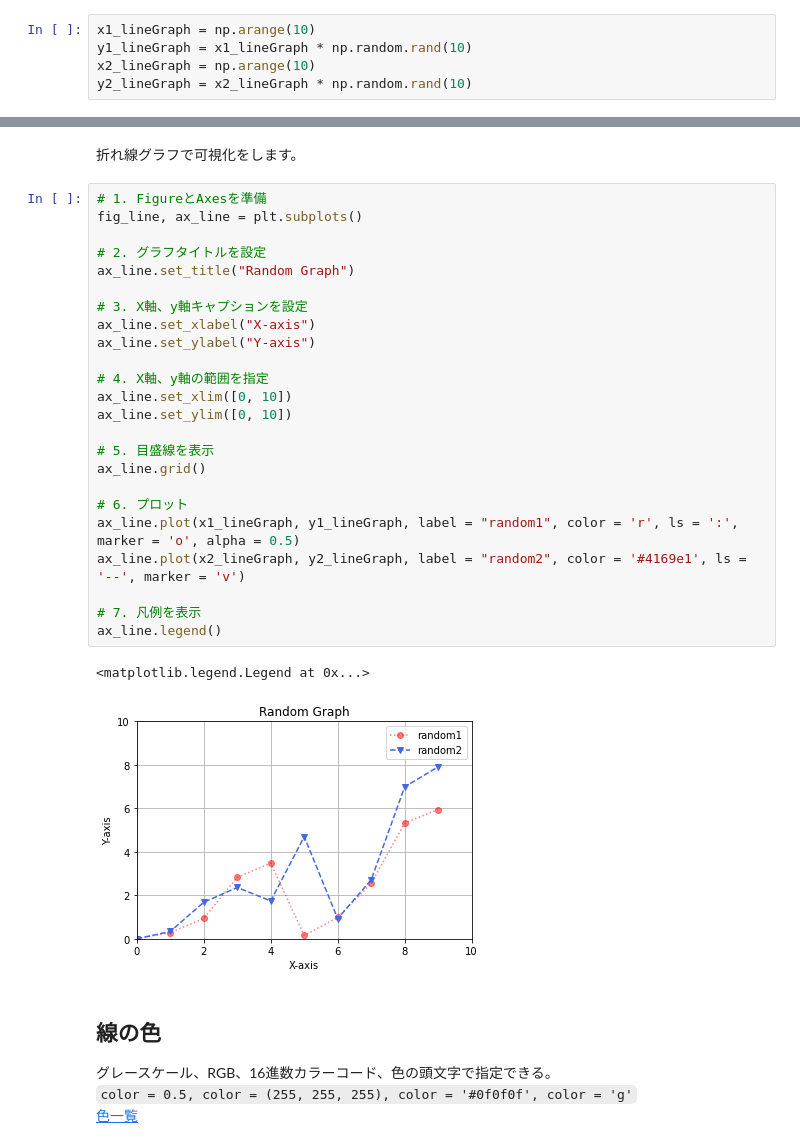
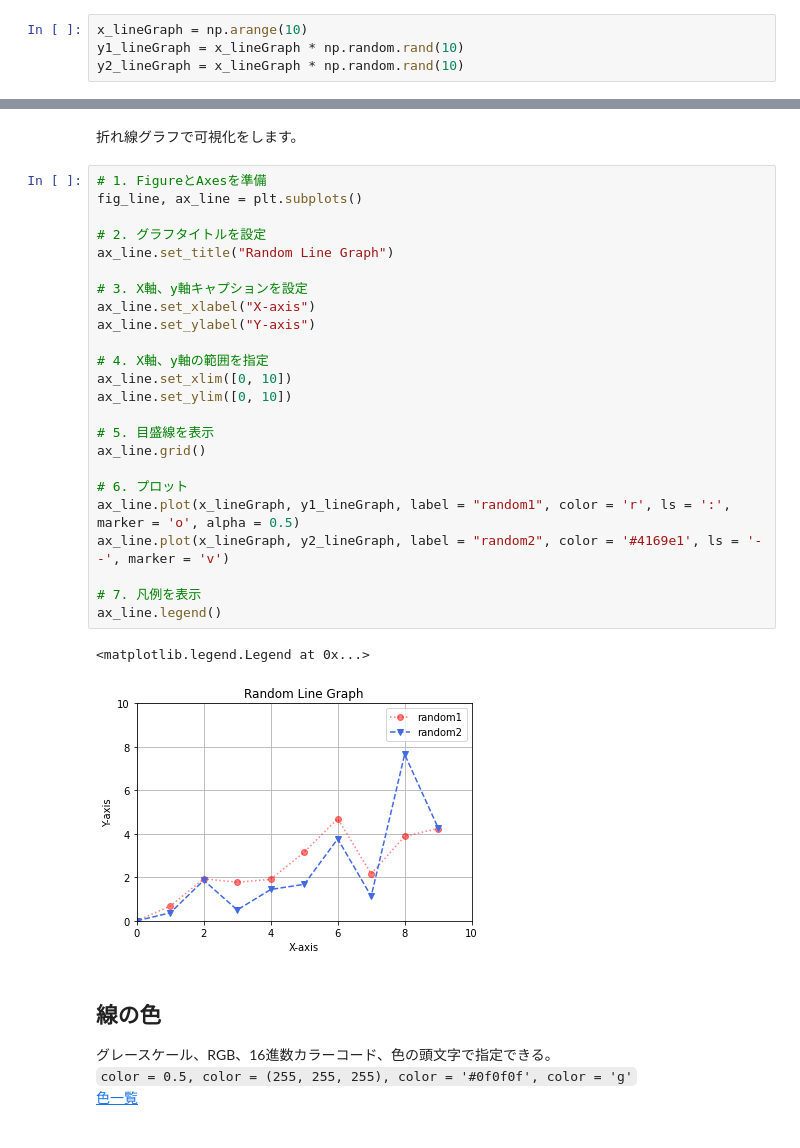
Before and after one commit to ash-coding/machine_learning, a Jupyter notebook: graph_template.ipynb, the cells around one changed output, grey strips where cells are left out. Saved outputs shown, nothing was run; the diff lists cells and outputs as text.

Commit message:
update: graph template

```diff
--- a/graph_template.ipynb
+++ b/graph_template.ipynb
@@ -38,10 +38,9 @@ import seaborn as sns
 データの準備をします。
 ここでは適当に0~10の乱数を使います。
 # %%
-x1_lineGraph = np.arange(10)
-y1_lineGraph = x1_lineGraph * np.random.rand(10)
-x2_lineGraph = np.arange(10)
-y2_lineGraph = x2_lineGraph * np.random.rand(10)
+x_lineGraph = np.arange(10)
+y1_lineGraph = x_lineGraph * np.random.rand(10)
+y2_lineGraph = x_lineGraph * np.random.rand(10)
 # %% [markdown]
 データの中身を見てみます。
 # %%
@@ -65,30 +64,30 @@ x |  y1 |  y2
 # %%
 # 1. FigureとAxesを準備
 fig_line, ax_line = plt.subplots()
 
 # 2. グラフタイトルを設定
-ax_line.set_title("Random Graph")
+ax_line.set_title("Random Line Graph")
 
 # 3. X軸、y軸キャプションを設定
 ax_line.set_xlabel("X-axis")
 ax_line.set_ylabel("Y-axis")
 
 # 4. X軸、y軸の範囲を指定
 ax_line.set_xlim([0, 10])
 ax_line.set_ylim([0, 10])
 
 # 5. 目盛線を表示
 ax_line.grid()
 
 # 6. プロット
-ax_line.plot(x1_lineGraph, y1_lineGraph, label = "random1", color = 'r', ls = ':', marker = 'o', alpha = 0.5)
-ax_line.plot(x2_lineGraph, y2_lineGraph, label = "random2", color = '#4169e1', ls = '--', marker = 'v')
+ax_line.plot(x_lineGraph, y1_lineGraph, label = "random1", color = 'r', ls = ':', marker = 'o', alpha = 0.5)
+ax_line.plot(x_lineGraph, y2_lineGraph, label = "random2", color = '#4169e1', ls = '--', marker = 'v')
 
 # 7. 凡例を表示
 ax_line.legend()
 # %% [output]
 <matplotlib.legend.Legend at 0x...>
-[figure, old version]
+[figure, new version]
 # %% [markdown]
 ## 線の色
 グレースケール、RGB、16進数カラーコード、色の頭文字で指定できる。
```
Also changed, not shown: parts of 7 cells of this notebook.
